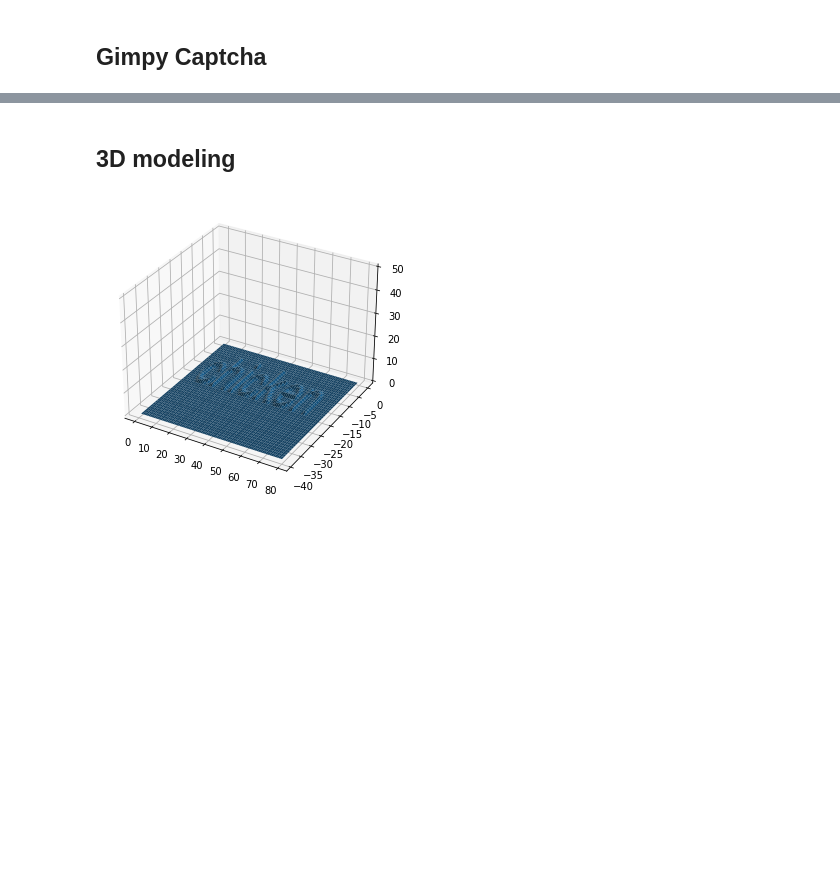
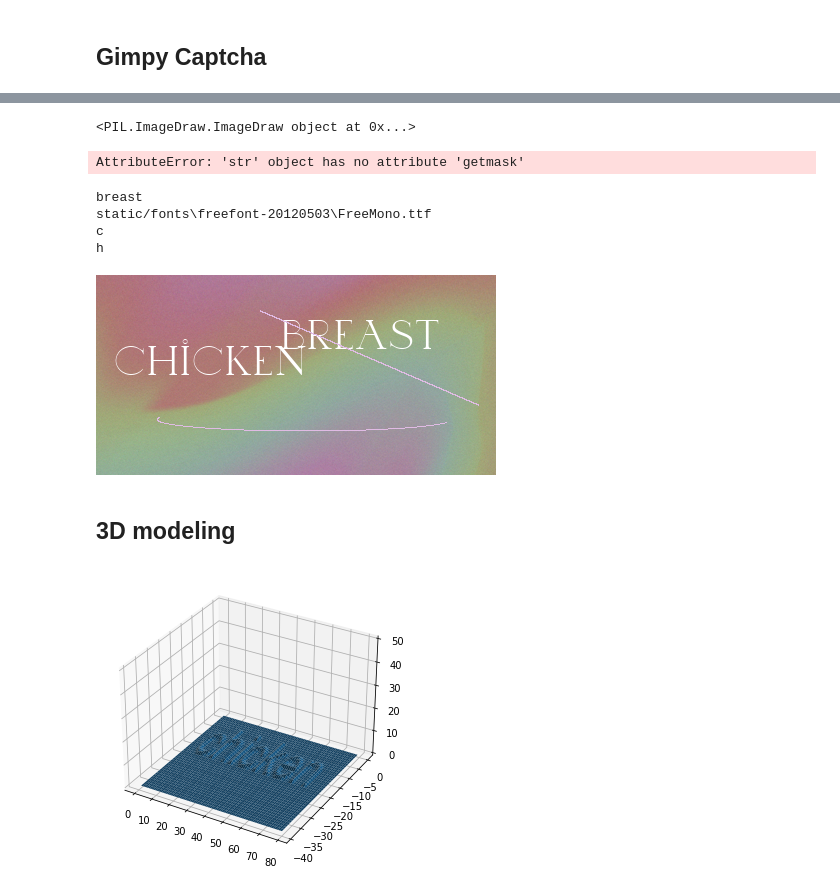
Before and after one commit to tjdwoocn/Captcha, a Jupyter notebook: captcha_img.ipynb, the cells around one changed output, grey strips where cells are left out. Drawn from its saved outputs; the diff is of its cells as text; code cells hidden in the pictures; blank space fills up the shorter version.

Commit message:
add gimpy captcha

```diff
--- a/captcha_img.ipynb
+++ b/captcha_img.ipynb
@@ -4,6 +4,4 @@
 from os import path, walk
 from random import randint, choice
 from PIL import Image, ImageFont, ImageDraw
-# %%
-gimpy = Image.open('./static/images/gimpy/20211018_172146.png')
 # %%
@@ -21,0 +125,17 @@ gimpy
+# %%
+image = create_captcha_image('test', "#E0D7FF", "#bae1ff")
+# %% [output]
+<PIL.ImageDraw.ImageDraw object at 0x...>
+AttributeError: 'str' object has no attribute 'getmask'
+# %%
+def create_noise_curve(image, color):
+    w, h = image.size
+    x1 = random.randint(0, int(w / 5))
+    x2 = random.randint(w - int(w / 5), w)
+    y1 = random.randint(int(h / 5), h - int(h / 5))
+    y2 = random.randint(y1, h - int(h / 5))
+    points = [x1, y1, x2, y2]
+    end = random.randint(160, 200)
+    start = random.randint(0, 20)
+    ImageDraw.Draw(image).arc(points, start, end, fill=color)
+    return image
@@ -22,3 +191,49 @@ gimpy
+# %%
+text = "chicken breast"
+text = text.lower()
+text_splited = text.split(' ')
+print(text_splited[1])
+
+gimpy_path = './static/images/gimpy/'
+gimpy_lists = os.listdir(gimpy_path)
+gimpy = Image.open(os.path.join(gimpy_path, random.choice(gimpy_lists)))
+FONTS_PATH = "static/fonts"
+fonts_lists = []
+
+for root, directories, files in os.walk(FONTS_PATH, topdown=True):
+    for file in files:
+        f_name, f_ext = os.path.splitext(file)
+        if f_ext == ".ttf":
+            fonts_lists.append(os.path.join(root, file))
+
+font = ImageFont.truetype(random.choice(fonts_lists), 42)
+draw = ImageDraw.Draw(gimpy)
+print(random.choice(fonts_lists))
+
+if len(text_splited) > 1:
+    width1 = 0
+    width2 = 40
+    for i in range(len(text_splited)):
+        width = randint(width1,width2)
+        height = randint(0,140)
+        draw.text((width, height),text_splited[i],'rgb(255,255,255)',font=font)
+        width1 += 100
+        width2 += 170
+        print(text[i])
+else:
+    width = randint(0,80)
+    height = randint(0,140)
+    draw.text((width, height),text_splited[0],'rgb(255,255,255)',font=font)
+
+add_rand_line_to_image(gimpy)
+create_noise_curve(gimpy,'#E0BBE4')
+gimpy
+# %% [output]
+breast
+static/fonts\freefont-20120503\FreeMono.ttf
+c
+h
+[figure, added]
 # %%
 # -*- coding: utf-8 -*-
 
```
Also changed, not shown: parts of 3 cells of this notebook, 3 other files.
